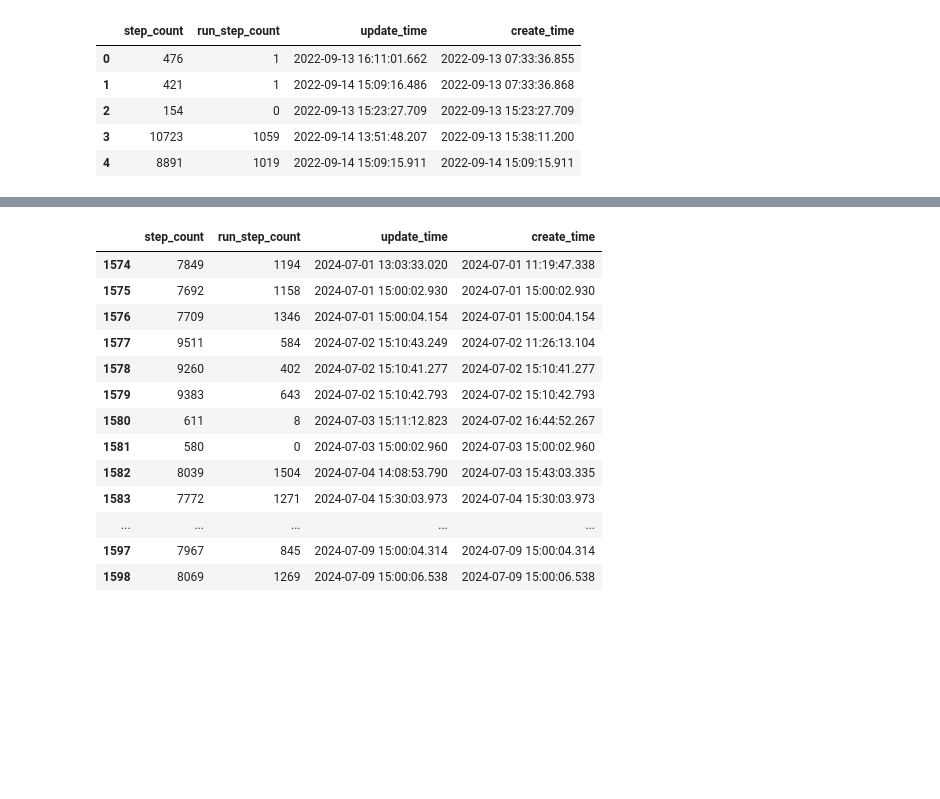
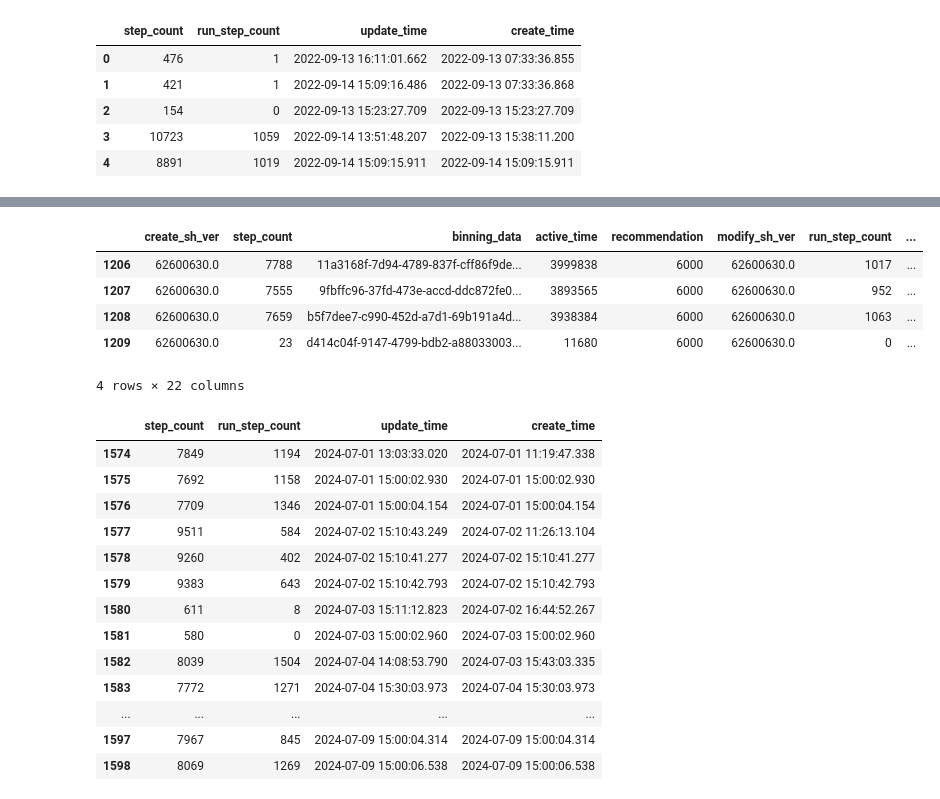
Before and after one commit to Song-Juntae/data_analysis, a Jupyter notebook: 나의정보/운동정보.ipynb, the cells around one changed output, grey strips where cells are left out. Drawn from its saved outputs; the diff is of its cells as text; code cells hidden in the pictures; blank space fills up the shorter version.

```diff
--- a/나의정보/운동정보.ipynb
+++ b/나의정보/운동정보.ipynb
@@ -40,3 +98,12 @@ df[사용할컬럼].head()
+# %%
+df.loc[1206:1209]
+# %% [output]
+|  | create_sh_ver | step_count | binning_data | active_time | recommendation | modify_sh_ver | run_step_count | ... |
+| 1206 | 62600630.0 | 7788 | 11a3168f-7d94-4789-837f-cff86f9de... | 3999838 | 6000 | 62600630.0 | 1017 | ... |
+| 1207 | 62600630.0 | 7555 | 9fbffc96-37fd-473e-accd-ddc872fe0... | 3893565 | 6000 | 62600630.0 | 952 | ... |
+| 1208 | 62600630.0 | 7659 | b5f7dee7-c990-452d-a7d1-69b191a4d... | 3938384 | 6000 | 62600630.0 | 1063 | ... |
+| 1209 | 62600630.0 | 23 | d414c04f-9147-4799-bdb2-a88033003... | 11680 | 6000 | 62600630.0 | 0 | ... |
+4 rows × 22 columns
 # %%
 df[df['update_time'] > '2024-07'][사용할컬럼]
 # %% [output]
```
Also changed, not shown: parts of 7 cells of this notebook, 4 other files.
